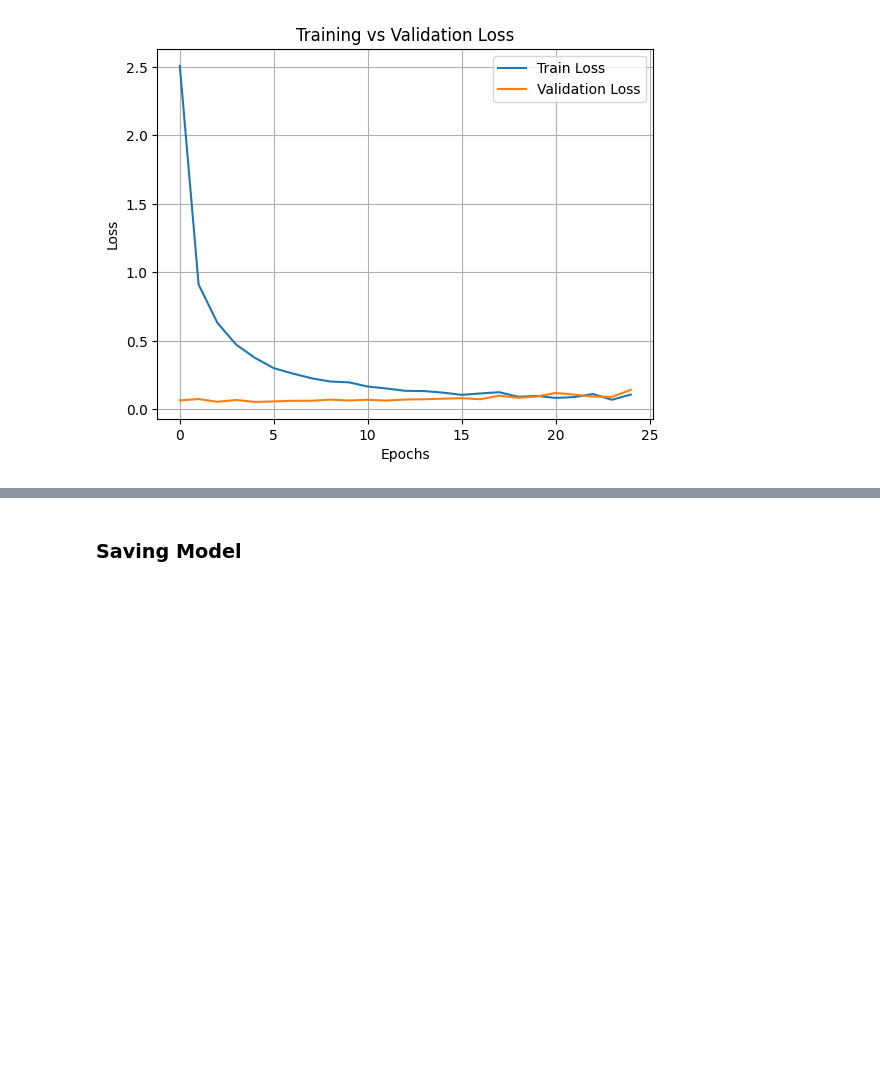
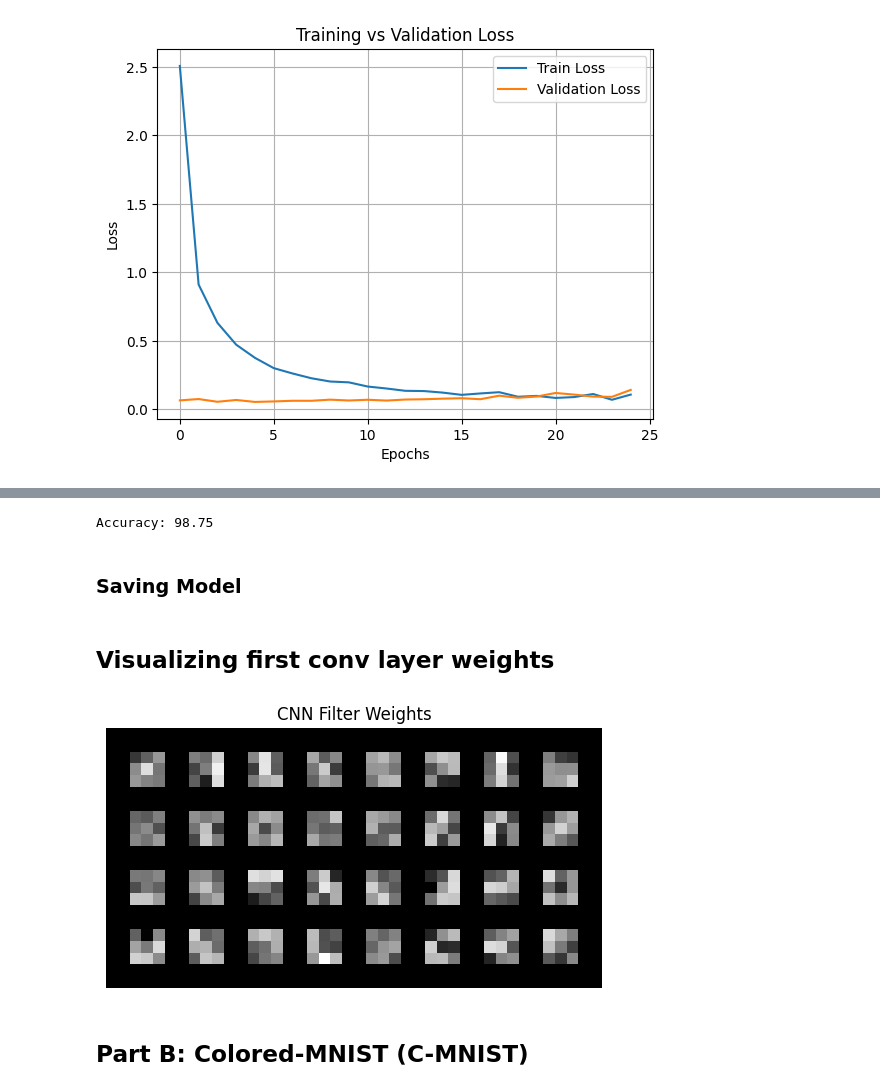
Before and after one commit to ZainabIftikhar1204/DL_Assg3, a Jupyter notebook: DL_Assg3.ipynb, the cells around one changed output, grey strips where cells are left out. Saved outputs shown, nothing was run; the diff lists cells and outputs as text; code cells hidden in the pictures; blank space fills up the shorter version.

Commit message:
Task 1: Part A done

```diff
--- a/DL_Assg3.ipynb
+++ b/DL_Assg3.ipynb
@@ -77,12 +77,12 @@ for idx in np.arange(10):
 from torch.nn.modules.flatten import Flatten
 from torch.nn.modules.activation import ReLU
 class Custom_CNN(nn.Module):
-  def __init__(self):
+  def __init__(self, in_dim):
      super().__init__()
 
      self.net = nn.Sequential(
          #C1
-         nn.Conv2d(1, 32, 3),
+         nn.Conv2d(in_dim, 32, 3),
          nn.ReLU(),
          nn.MaxPool2d(2),
 
@@ -111,7 +111,7 @@ class Custom_CNN(nn.Module):
 def count_trainable_parameters(model):
     return sum(p.numel() for p in model.parameters() if p.requires_grad)
 # %%
-custom_cnn = Custom_CNN().to(device)
+custom_cnn = Custom_CNN(1).to(device)
 
 print(f"Number of Parameters: {count_trainable_parameters(custom_cnn)}")
 # %% [output]
@@ -248,4 +254,31 @@ plt.show()
+# %%
+evaluate_model(custom_cnn)
+# %% [output]
+Accuracy: 98.75
 # %% [markdown]
 ### Saving Model
 # %%
 torch.save(custom_cnn.state_dict(), 'custom_cnn_weights.pth')
+# %% [markdown]
+## Visualizing first conv layer weights
+# %%
+# getting weights
+weights = custom_cnn.net[0].weight
+# %%
+import torchvision
+import matplotlib.pyplot as plt
+
+# Create a grid of images
+# nrow defines the number of filters per row
+weights = weights.cpu()
+grid_image = torchvision.utils.make_grid(weights, nrow=8, normalize=True)
+
+# Matplotlib expects H x W x C, so we transpose
+plt.imshow(grid_image.numpy().transpose((1, 2, 0)))
+plt.axis('off')
+plt.title("CNN Filter Weights")
+plt.show()
+# %% [output]
+[figure, added]
+# %% [markdown]
+## Part B: Colored-MNIST (C-MNIST)
```
Also changed, not shown: parts of 4 cells of this notebook.
